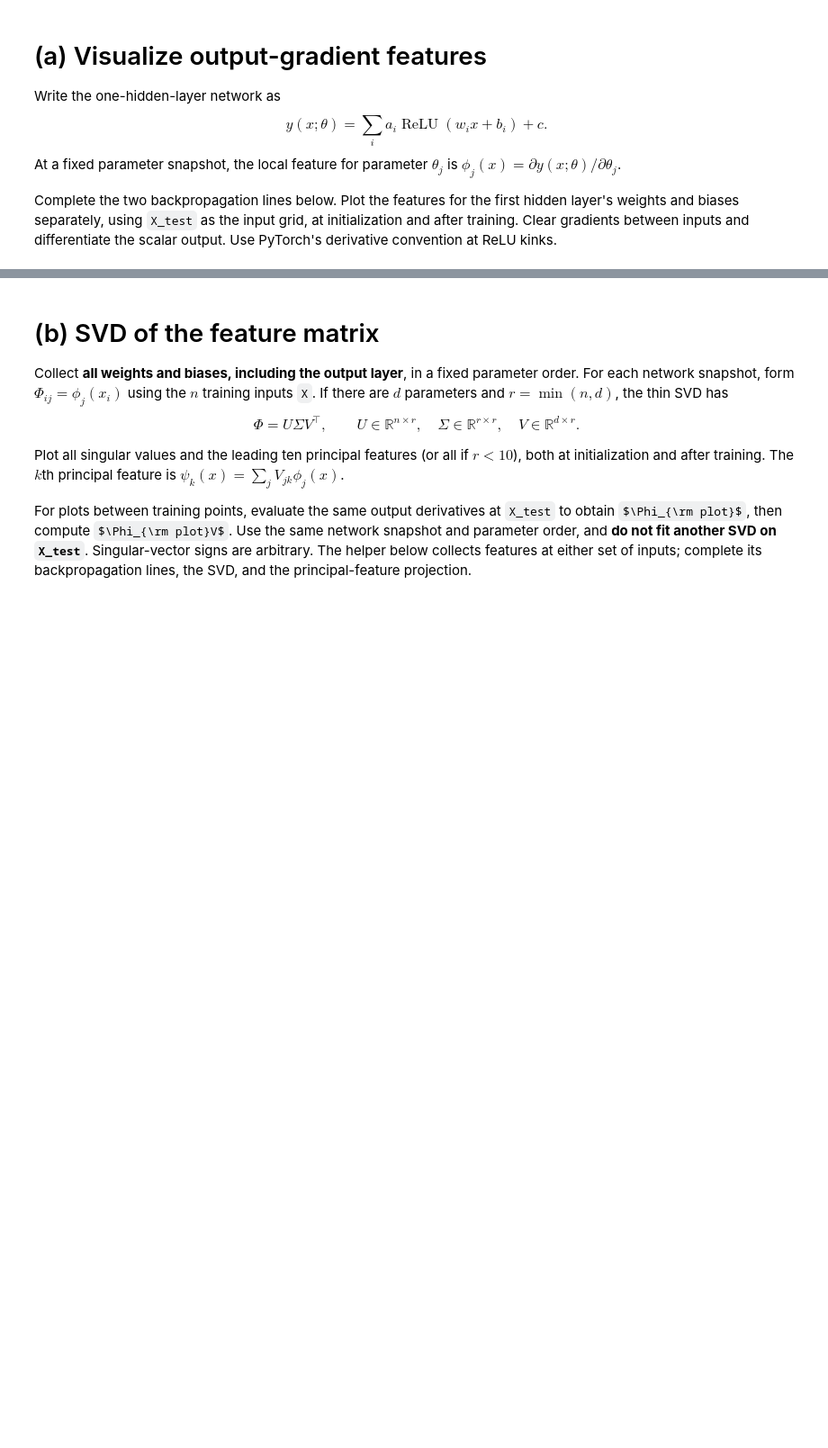
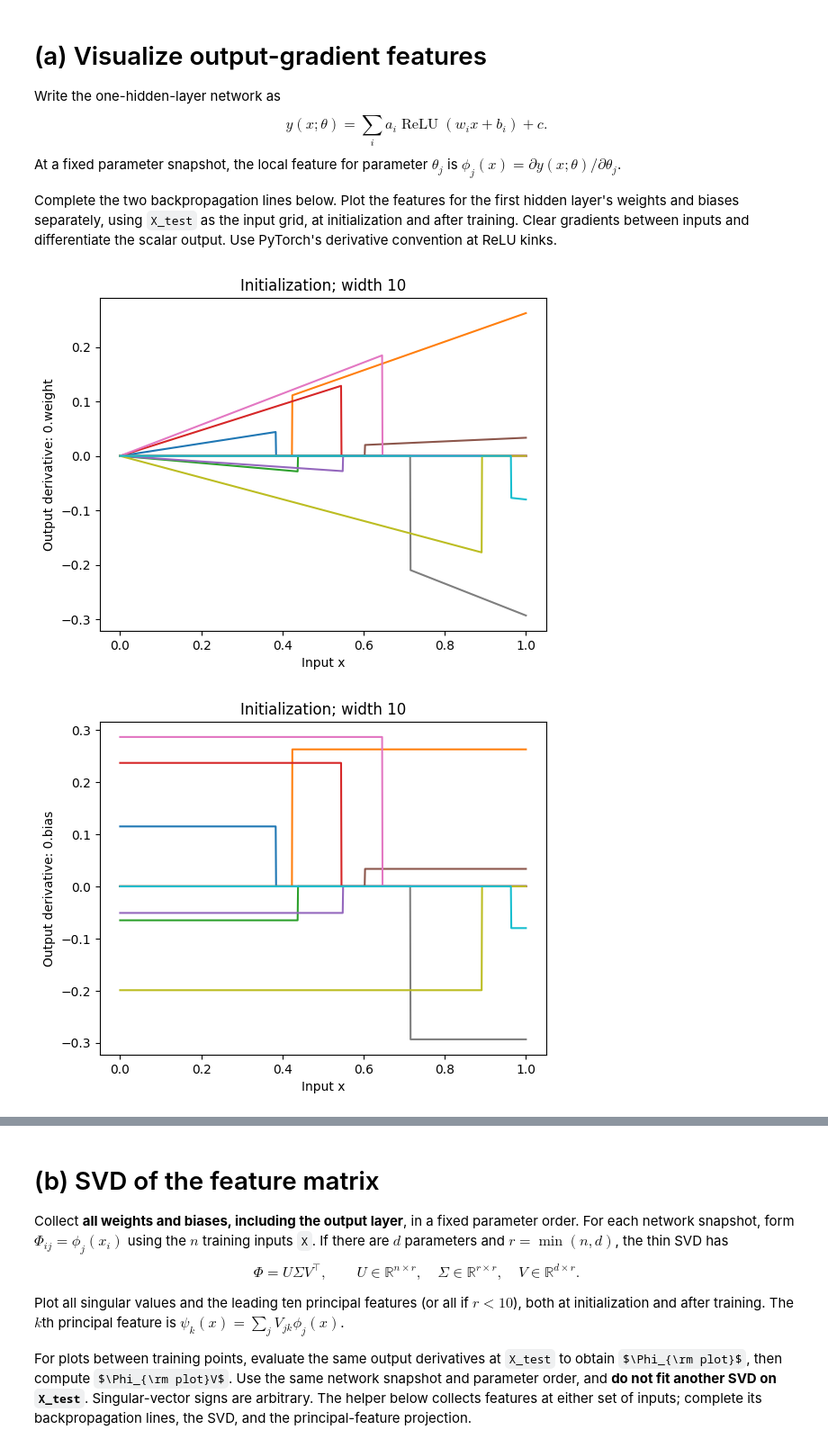
Before and after one commit to Spriggan999/FA26-CS-182, a Jupyter notebook: hw02/q_coding_linearized_features/code/q_linearized_features.ipynb, the cells around one changed output, grey strips where cells are left out. Shown at 90% size. Cells and saved outputs as stored; diff of their text form; code cells hidden in the pictures; some formulas as TeX source; blank space fills up the shorter version.

```diff
--- a/hw02/q_coding_linearized_features/code/q_linearized_features.ipynb
+++ b/hw02/q_coding_linearized_features/code/q_linearized_features.ipynb
@@ -269,30 +342,35 @@ def backward_and_plot_grad(X, model, vis_name='all', title='', legend=False):
 
         ########################################################################
         # TODO: Clear parameter gradients, then backpropagate the scalar y.
         # (2 lines)
         ########################################################################
         # (YOUR CODE HERE)
         ########################################################################
+        model.zero_grad()
+        y.backward()
 
         for name, param in model.named_parameters():
             if vis_name == 'all' or vis_name == name:
                 for index, gradient in enumerate(param.grad.detach().reshape(-1).cpu().numpy()):
                     key = f'{name}.{index}'
                     gradient_collect.setdefault(key, []).append(gradient.item())
 
     plt.figure()
     for name, values in gradient_collect.items():
         plt.plot(X, values, label=name)
     plt.xlabel('Input x')
     plt.ylabel(f'Output derivative: {vis_name}')
     if legend:
         plt.legend()
     plt.title(title)
     plt.show()
 
 
 for width in nets_by_size:
     for key, label in [('net', 'Initialization'), ('trained_net', 'After training')]:
         model = nets_by_size[width][key]
         for group in ['0.weight', '0.bias']:
             backward_and_plot_grad(X_test, model, group, f'{label}; width {width}')
+# %% [output]
+[figure, added]
+[figure, added]
```
Also changed, not shown: parts of 8 cells of this notebook.
